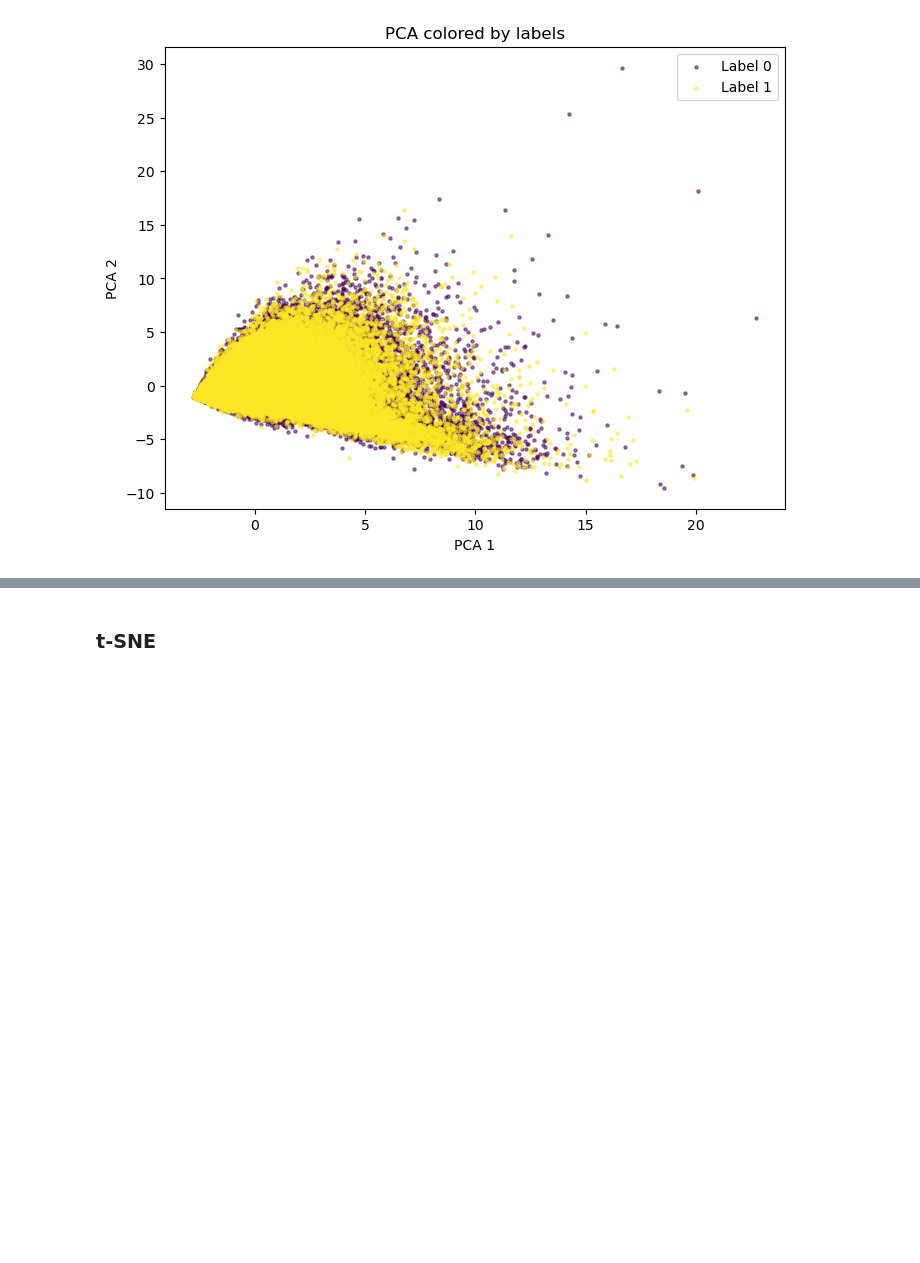
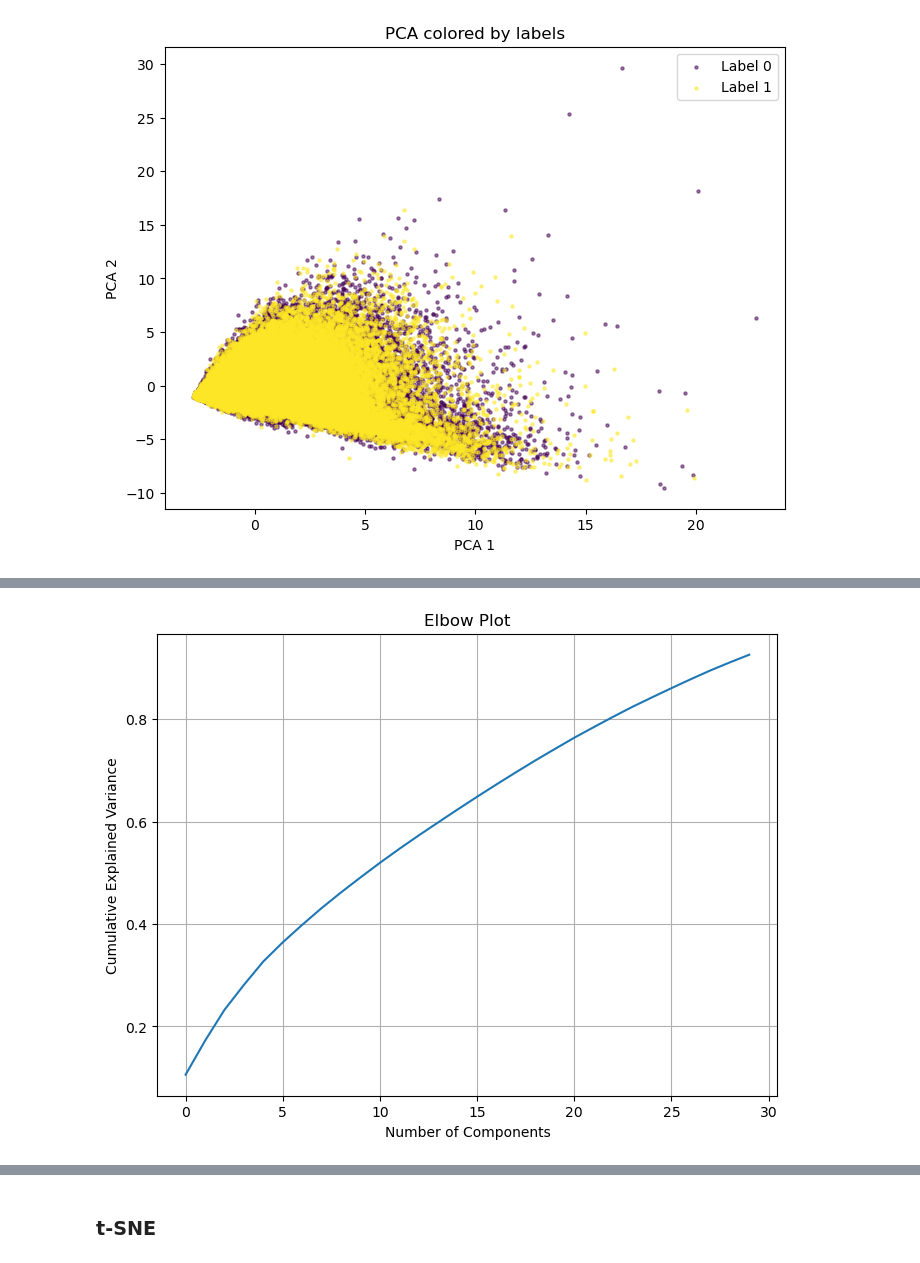
Before and after one commit to mehdimerbah/CellCNN, a Jupyter notebook: NK_sc_analysis.ipynb, the cells around one changed output, grey strips where cells are left out. Cells and saved outputs as stored; diff of their text form; code cells hidden in the pictures; blank space fills up the shorter version.

```diff
--- a/NK_sc_analysis.ipynb
+++ b/NK_sc_analysis.ipynb
@@ -156,0 +180,17 @@ plot_pca(pca_result, data_labels)
+# %%
+## generate elbow plot to determine the top n components
+def plot_elbow(data, n_components=10):
+    pca = PCA(n_components=n_components)
+    pca_result = pca.fit_transform(data)
+
+    plt.figure(figsize=(8, 6))
+    plt.plot(np.cumsum(pca.explained_variance_ratio_))
+    plt.xlabel('Number of Components')
+    plt.ylabel('Cumulative Explained Variance')
+    plt.title('Elbow Plot')
+    plt.grid(True)
+    plt.show()
+
+plot_elbow(scaled_data, n_components=30)
+# %% [output]
+[figure, added]
```
Also changed, not shown: parts of 10 cells of this notebook.
